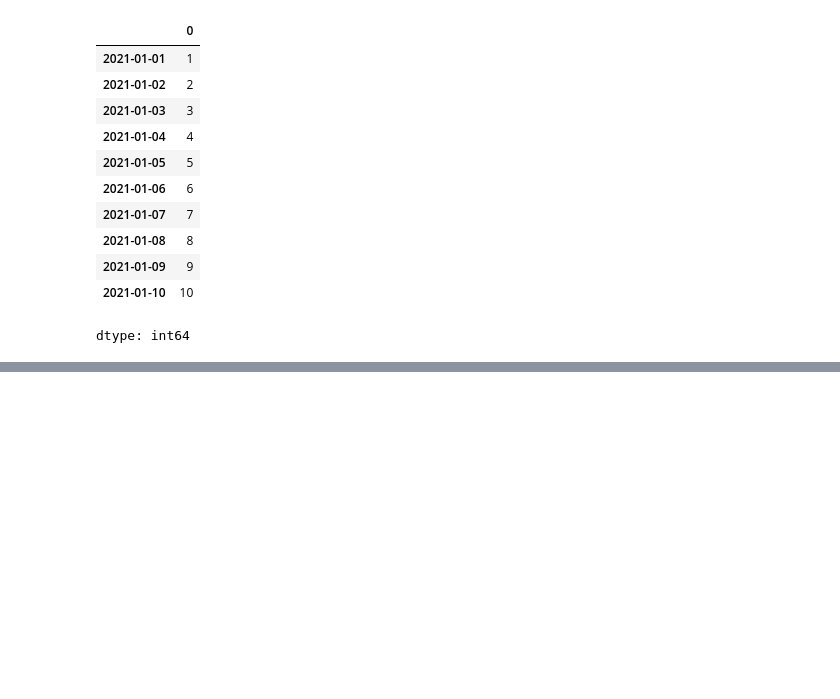
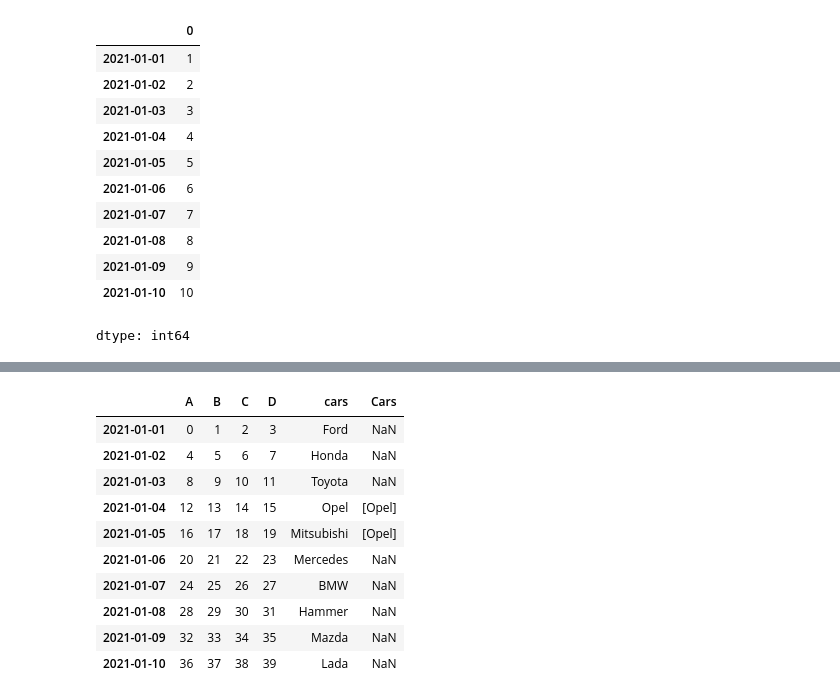
Before and after one commit to ainos007/SQL, a Jupyter notebook: Untitled0.ipynb, the cells around one changed output, grey strips where cells are left out. Saved outputs shown, nothing was run; the diff lists cells and outputs as text; code cells hidden in the pictures; blank space fills up the shorter version.

```diff
--- a/Untitled0.ipynb
+++ b/Untitled0.ipynb
@@ -189,0 +214,15 @@ pd.Series([1,2,3,4,5,6,7,8,9,10], index=pd.date_range(start_date, periods=10))
+# %%
+ave_df_cars.at[dates[4],'Cars'] = ['Opel']
+ave_df_cars
+# %% [output]
+|  | A | B | C | D | cars | Cars |
+| 2021-01-01 | 0 | 1 | 2 | 3 | Ford | NaN |
+| 2021-01-02 | 4 | 5 | 6 | 7 | Honda | NaN |
+| 2021-01-03 | 8 | 9 | 10 | 11 | Toyota | NaN |
+| 2021-01-04 | 12 | 13 | 14 | 15 | Opel | [Opel] |
+| 2021-01-05 | 16 | 17 | 18 | 19 | Mitsubishi | [Opel] |
+| 2021-01-06 | 20 | 21 | 22 | 23 | Mercedes | NaN |
+| 2021-01-07 | 24 | 25 | 26 | 27 | BMW | NaN |
+| 2021-01-08 | 28 | 29 | 30 | 31 | Hammer | NaN |
+| 2021-01-09 | 32 | 33 | 34 | 35 | Mazda | NaN |
+| 2021-01-10 | 36 | 37 | 38 | 39 | Lada | NaN |
```
Also changed, not shown: parts of 4 cells of this notebook.
